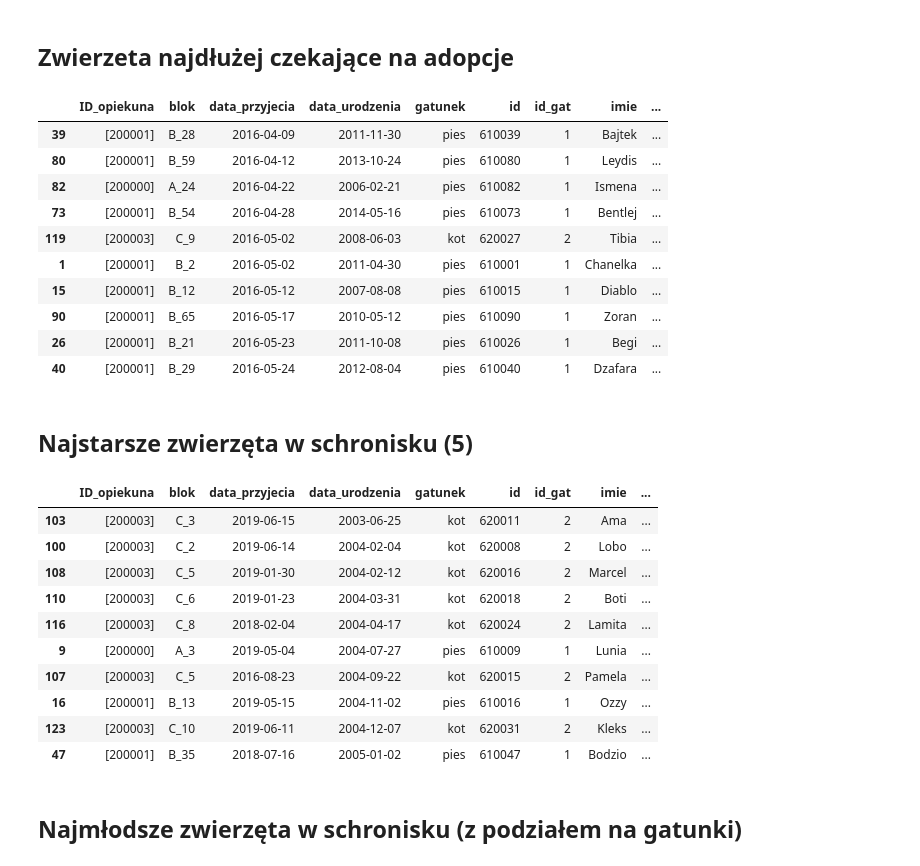
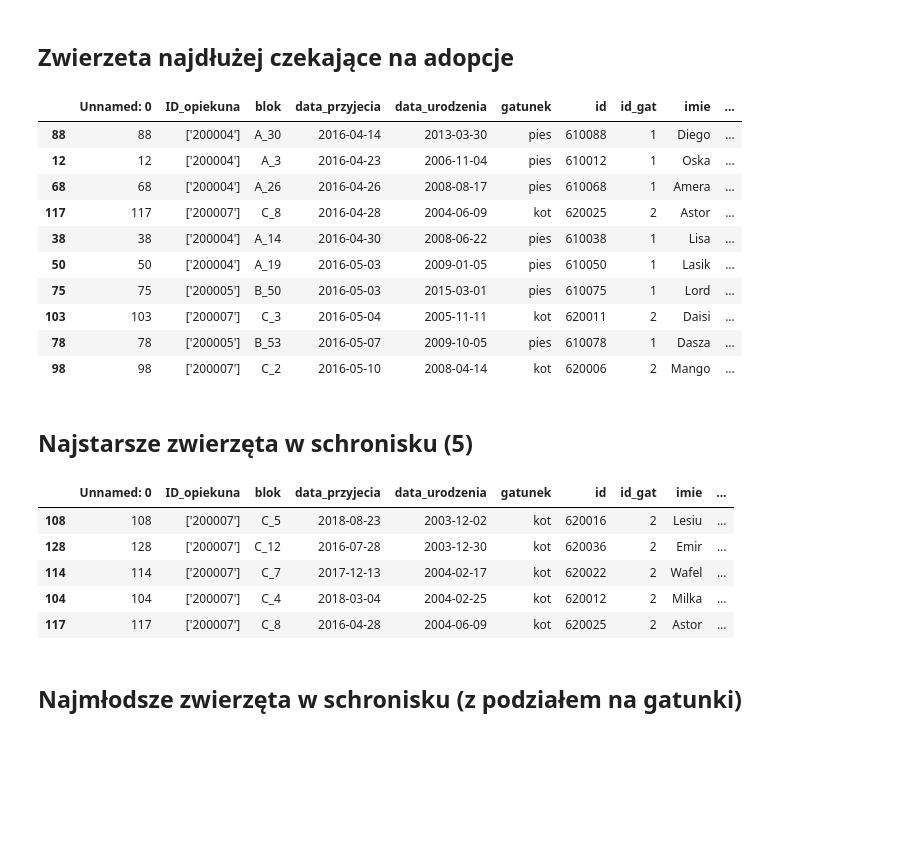
Before and after one commit to Karosemi/Dogs_and_cats, a Jupyter notebook: Dane_dla_schroniska.ipynb, the cells around one changed output. Saved outputs shown, nothing was run; the diff lists cells and outputs as text; code cells hidden in the pictures; blank space fills up the shorter version.

```diff
--- a/Dane_dla_schroniska.ipynb
+++ b/Dane_dla_schroniska.ipynb
@@ -1967,35 +1909,31 @@ plt.show()
 # %% [markdown]
 ## Zwierzeta najdłużej czekające na adopcje
 # %%
+w_schr = df_info.loc[df_info['stan']=='w schronisku']
 w_schr.sort_values(by = 'data_przyjecia',ascending = True).head(10)
 # %% [output]
-|  | ID_opiekuna | blok | data_przyjecia | data_urodzenia | gatunek | id | id_gat | imie | ... |
-| 39 | [200001] | B_28 | 2016-04-09 | 2011-11-30 | pies | 610039 | 1 | Bajtek | ... |
-| 80 | [200001] | B_59 | 2016-04-12 | 2013-10-24 | pies | 610080 | 1 | Leydis | ... |
-| 82 | [200000] | A_24 | 2016-04-22 | 2006-02-21 | pies | 610082 | 1 | Ismena | ... |
-| 73 | [200001] | B_54 | 2016-04-28 | 2014-05-16 | pies | 610073 | 1 | Bentlej | ... |
-| 119 | [200003] | C_9 | 2016-05-02 | 2008-06-03 | kot | 620027 | 2 | Tibia | ... |
-| 1 | [200001] | B_2 | 2016-05-02 | 2011-04-30 | pies | 610001 | 1 | Chanelka | ... |
-| 15 | [200001] | B_12 | 2016-05-12 | 2007-08-08 | pies | 610015 | 1 | Diablo | ... |
-| 90 | [200001] | B_65 | 2016-05-17 | 2010-05-12 | pies | 610090 | 1 | Zoran | ... |
-| 26 | [200001] | B_21 | 2016-05-23 | 2011-10-08 | pies | 610026 | 1 | Begi | ... |
-| 40 | [200001] | B_29 | 2016-05-24 | 2012-08-04 | pies | 610040 | 1 | Dzafara | ... |
+|  | Unnamed: 0 | ID_opiekuna | blok | data_przyjecia | data_urodzenia | gatunek | id | id_gat | imie | ... |
+| 88 | 88 | ['200004'] | A_30 | 2016-04-14 | 2013-03-30 | pies | 610088 | 1 | Diego | ... |
+| 12 | 12 | ['200004'] | A_3 | 2016-04-23 | 2006-11-04 | pies | 610012 | 1 | Oska | ... |
+| 68 | 68 | ['200004'] | A_26 | 2016-04-26 | 2008-08-17 | pies | 610068 | 1 | Amera | ... |
+| 117 | 117 | ['200007'] | C_8 | 2016-04-28 | 2004-06-09 | kot | 620025 | 2 | Astor | ... |
+| 38 | 38 | ['200004'] | A_14 | 2016-04-30 | 2008-06-22 | pies | 610038 | 1 | Lisa | ... |
+| 50 | 50 | ['200004'] | A_19 | 2016-05-03 | 2009-01-05 | pies | 610050 | 1 | Lasik | ... |
+| 75 | 75 | ['200005'] | B_50 | 2016-05-03 | 2015-03-01 | pies | 610075 | 1 | Lord | ... |
+| 103 | 103 | ['200007'] | C_3 | 2016-05-04 | 2005-11-11 | kot | 620011 | 2 | Daisi | ... |
+| 78 | 78 | ['200005'] | B_53 | 2016-05-07 | 2009-10-05 | pies | 610078 | 1 | Dasza | ... |
+| 98 | 98 | ['200007'] | C_2 | 2016-05-10 | 2008-04-14 | kot | 620006 | 2 | Mango | ... |
 # %% [markdown]
 ## Najstarsze zwierzęta w schronisku (5)
 # %%
-w_schr.sort_values(by = 'data_urodzenia',ascending = True).head(10)
+w_schr.sort_values(by = 'data_urodzenia',ascending = True).head()
 # %% [output]
-|  | ID_opiekuna | blok | data_przyjecia | data_urodzenia | gatunek | id | id_gat | imie | ... |
-| 103 | [200003] | C_3 | 2019-06-15 | 2003-06-25 | kot | 620011 | 2 | Ama | ... |
-| 100 | [200003] | C_2 | 2019-06-14 | 2004-02-04 | kot | 620008 | 2 | Lobo | ... |
-| 108 | [200003] | C_5 | 2019-01-30 | 2004-02-12 | kot | 620016 | 2 | Marcel | ... |
-| 110 | [200003] | C_6 | 2019-01-23 | 2004-03-31 | kot | 620018 | 2 | Boti | ... |
-| 116 | [200003] | C_8 | 2018-02-04 | 2004-04-17 | kot | 620024 | 2 | Lamita | ... |
-| 9 | [200000] | A_3 | 2019-05-04 | 2004-07-27 | pies | 610009 | 1 | Lunia | ... |
-| 107 | [200003] | C_5 | 2016-08-23 | 2004-09-22 | kot | 620015 | 2 | Pamela | ... |
-| 16 | [200001] | B_13 | 2019-05-15 | 2004-11-02 | pies | 610016 | 1 | Ozzy | ... |
-| 123 | [200003] | C_10 | 2019-06-11 | 2004-12-07 | kot | 620031 | 2 | Kleks | ... |
-| 47 | [200001] | B_35 | 2018-07-16 | 2005-01-02 | pies | 610047 | 1 | Bodzio | ... |
+|  | Unnamed: 0 | ID_opiekuna | blok | data_przyjecia | data_urodzenia | gatunek | id | id_gat | imie | ... |
+| 108 | 108 | ['200007'] | C_5 | 2018-08-23 | 2003-12-02 | kot | 620016 | 2 | Lesiu | ... |
+| 128 | 128 | ['200007'] | C_12 | 2016-07-28 | 2003-12-30 | kot | 620036 | 2 | Emir | ... |
+| 114 | 114 | ['200007'] | C_7 | 2017-12-13 | 2004-02-17 | kot | 620022 | 2 | Wafel | ... |
+| 104 | 104 | ['200007'] | C_4 | 2018-03-04 | 2004-02-25 | kot | 620012 | 2 | Milka | ... |
+| 117 | 117 | ['200007'] | C_8 | 2016-04-28 | 2004-06-09 | kot | 620025 | 2 | Astor | ... |
 # %% [markdown]
 ## Najmłodsze zwierzęta w schronisku (z podziałem na gatunki)
 # %%
```
Also changed, not shown: parts of 40 cells of this notebook.
